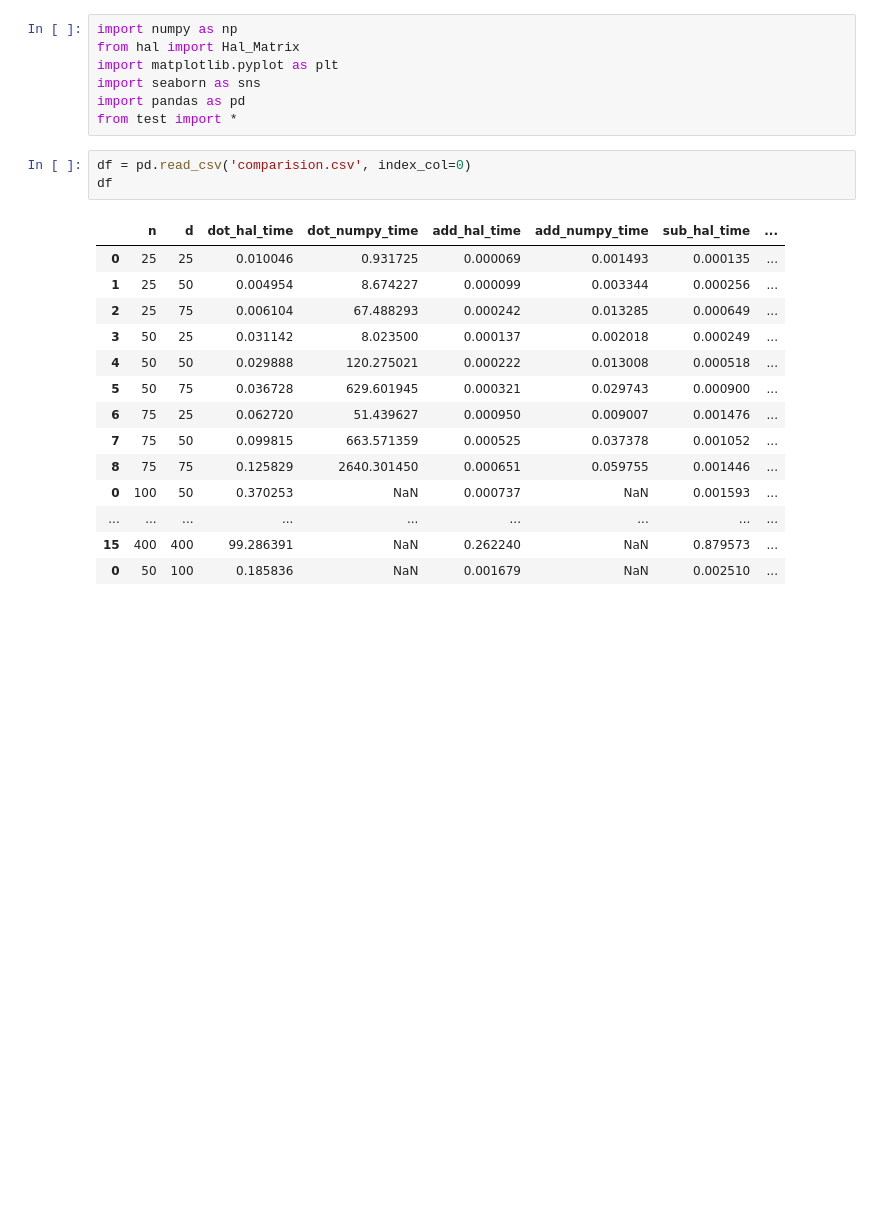
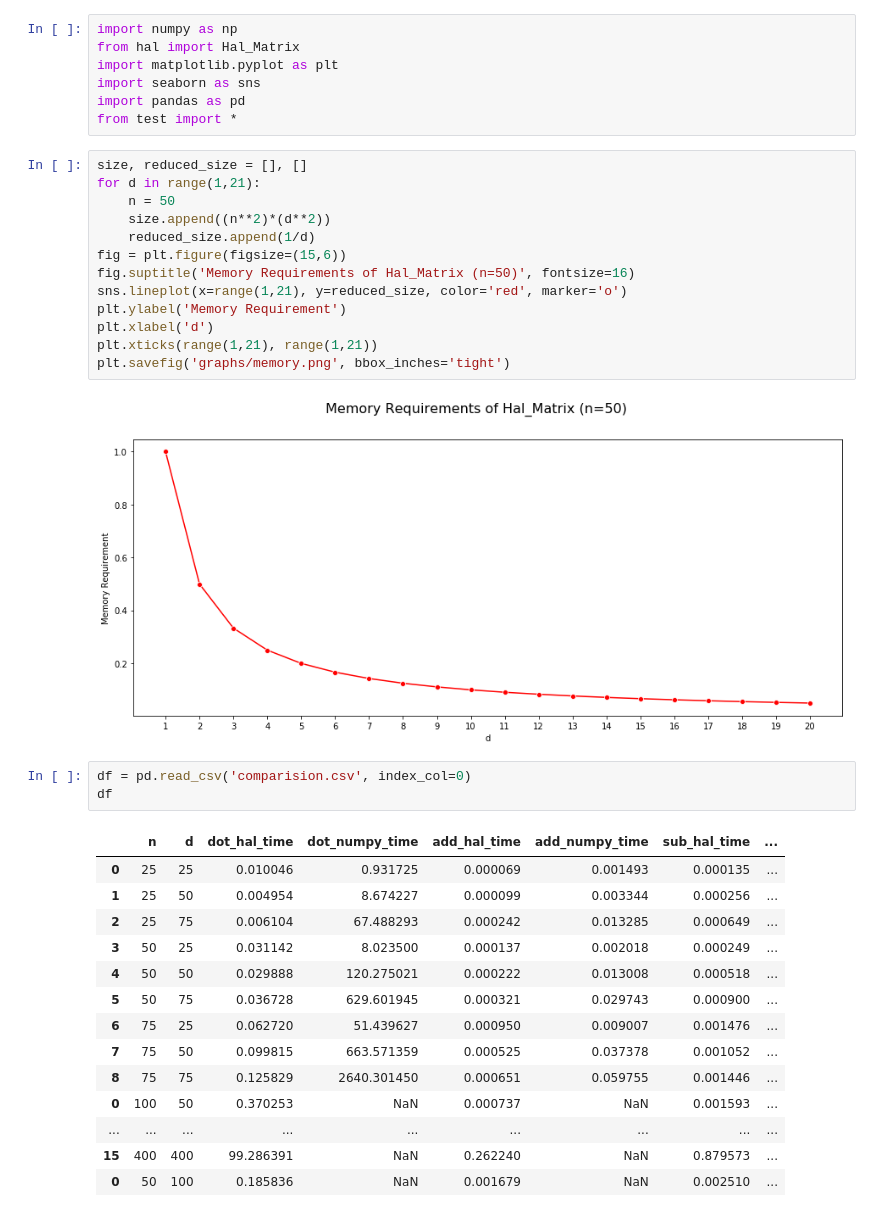
Before and after one commit to rishitoshsingh/hal-matrix, a Jupyter notebook: analysis.ipynb, the cells around one changed output. Drawn from its saved outputs; the diff is of its cells as text; blank space fills up the shorter version.

Commit message:
added new images

```diff
--- a/analysis.ipynb
+++ b/analysis.ipynb
@@ -5,6 +5,21 @@ import matplotlib.pyplot as plt
 import seaborn as sns
 import pandas as pd
 from test import *
+# %%
+size, reduced_size = [], []
+for d in range(1,21):
+    n = 50
+    size.append((n**2)*(d**2))
+    reduced_size.append(1/d)
+fig = plt.figure(figsize=(15,6))
+fig.suptitle('Memory Requirements of Hal_Matrix (n=50)', fontsize=16)
+sns.lineplot(x=range(1,21), y=reduced_size, color='red', marker='o')
+plt.ylabel('Memory Requirement')
+plt.xlabel('d')
+plt.xticks(range(1,21), range(1,21))
+plt.savefig('graphs/memory.png', bbox_inches='tight')
+# %% [output]
+[figure, added]
 # %%
 df = pd.read_csv('comparision.csv', index_col=0)
 df
```
Also changed, not shown: 4 other files.
